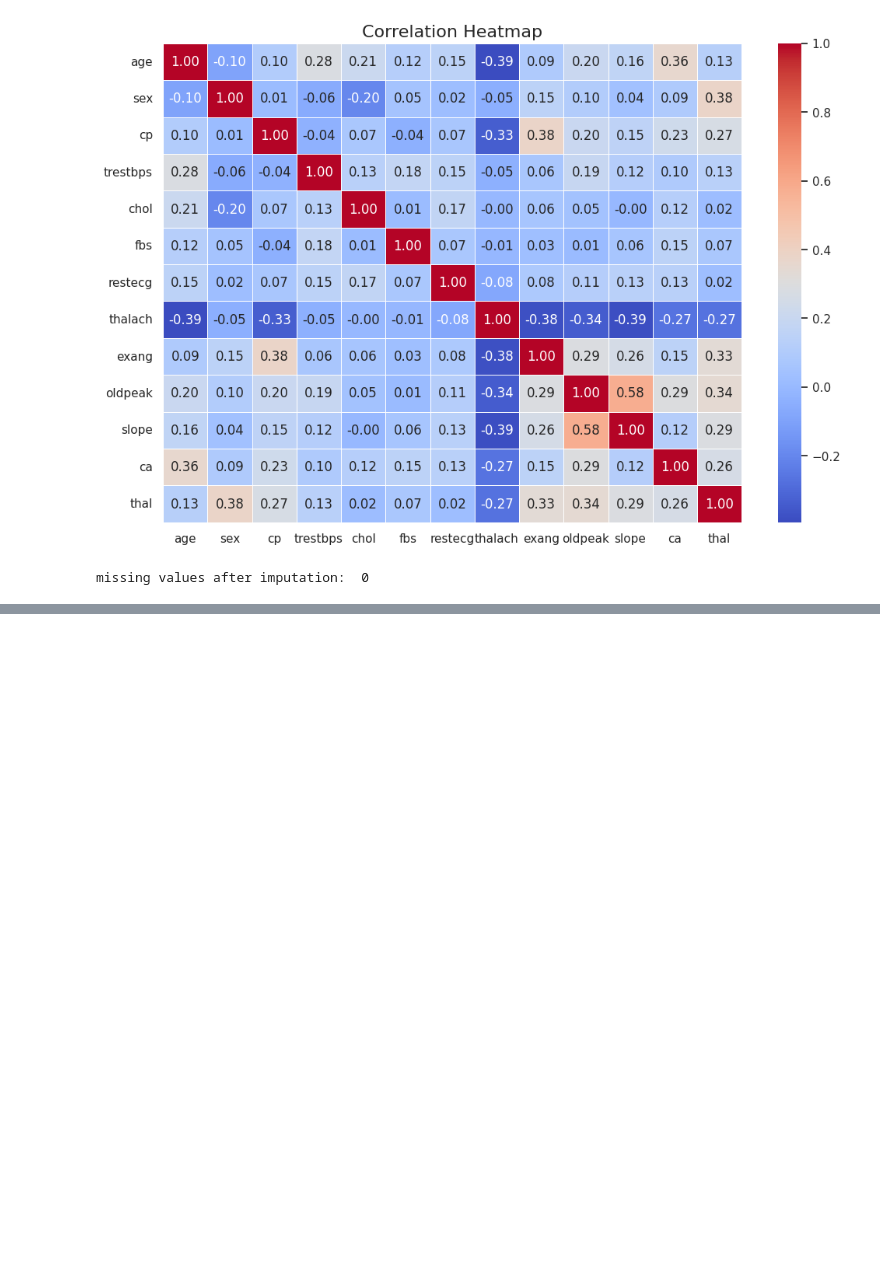
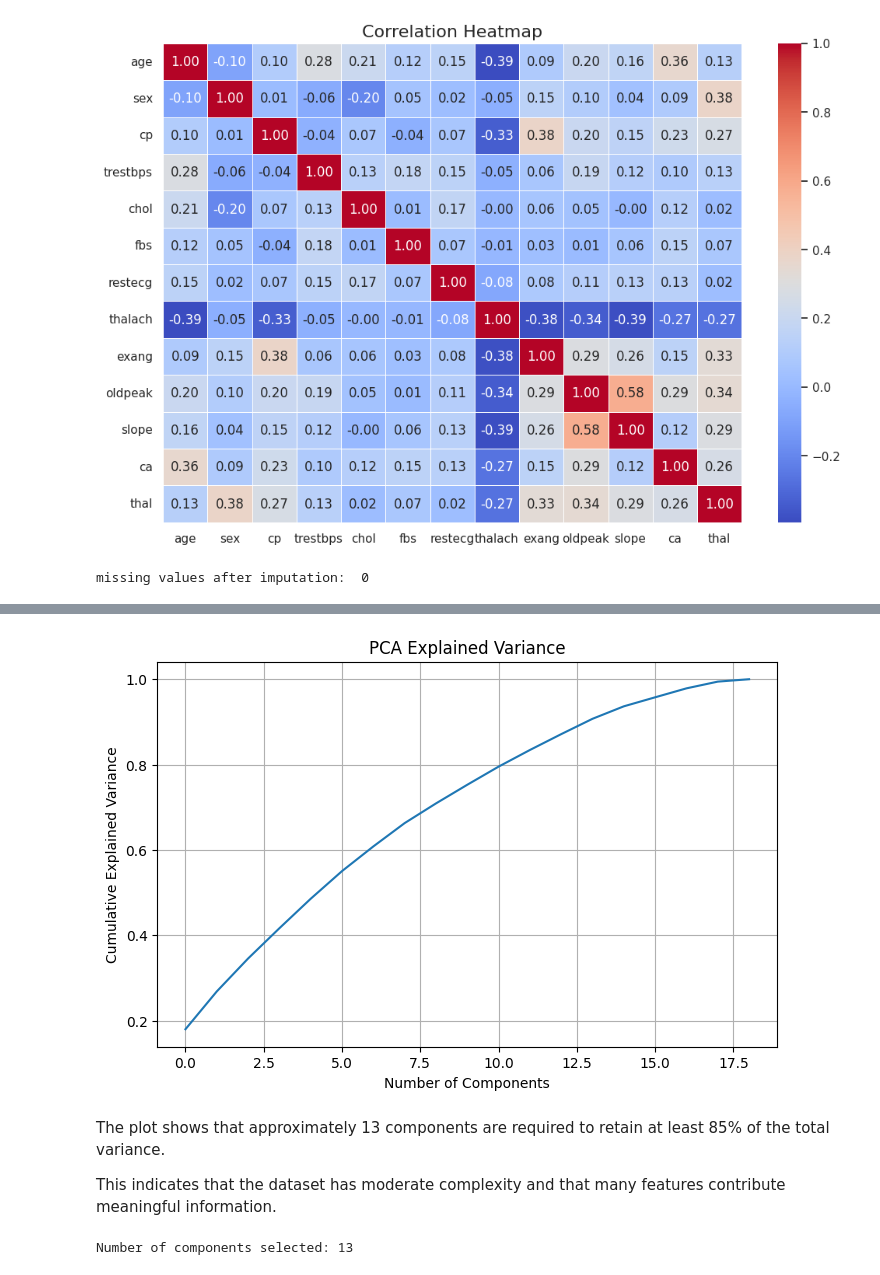
Before and after one commit to harasarahh/machine-learning-projects, a Jupyter notebook: ML_assignment1_task1.ipynb, the cells around one changed output, grey strips where cells are left out. Cells and saved outputs as stored; diff of their text form; code cells hidden in the pictures; blank space fills up the shorter version.

```diff
--- a/ML_assignment1_task1.ipynb
+++ b/ML_assignment1_task1.ipynb
@@ -165,0 +260,9 @@ y.to_csv('targets.csv', index=False)
+# %%
+# Define categorical columns
+categorical_cols = ["cp", "restecg", "slope", "thal"]
+
+# Apply one-hot encoding
+X_encoded = pd.get_dummies(X, columns=categorical_cols, drop_first=True).astype(int)
+
+# Check result
+X_encoded.head()
@@ -165,0 +286,16 @@ y.to_csv('targets.csv', index=False)
+# %%
+from sklearn.model_selection import train_test_split
+from sklearn.preprocessing import StandardScaler
+
+# Split BEFORE scaling (prevents data leakage)
+X_train, X_test, y_train, y_test = train_test_split(
+    X_encoded, y, test_size=0.2, random_state=42
+)
+
+# Fit scaler on training data only
+scaler = StandardScaler()
+X_train_scaled = scaler.fit_transform(X_train)
+X_test_scaled = scaler.transform(X_test)
+
+# Also scale full dataset for PCA visualization
+X_scaled = scaler.fit_transform(X_encoded)
@@ -165,0 +308,29 @@ y.to_csv('targets.csv', index=False)
+# %%
+from sklearn.decomposition import PCA
+import numpy as np
+
+pca = PCA()
+X_pca = pca.fit_transform(X_scaled)
+# %%
+import matplotlib.pyplot as plt
+
+plt.figure(figsize=(8,5))
+plt.plot(np.cumsum(pca.explained_variance_ratio_))
+plt.xlabel("Number of Components")
+plt.ylabel("Cumulative Explained Variance")
+plt.title("PCA Explained Variance")
+plt.grid()
+plt.show()
+# %% [output]
+[figure, added]
+# %% [markdown]
+The plot shows that approximately 13 components are required to retain at least 85% of the total variance.
+
+This indicates that the dataset has moderate complexity and that many features contribute meaningful information.
+# %%
+pca = PCA(n_components=0.85)
+X_pca = pca.fit_transform(X_scaled)
+
+print("Number of components selected:", pca.n_components_)
+# %% [output]
+Number of components selected: 13
```
Also changed, not shown: parts of 20 cells of this notebook.
